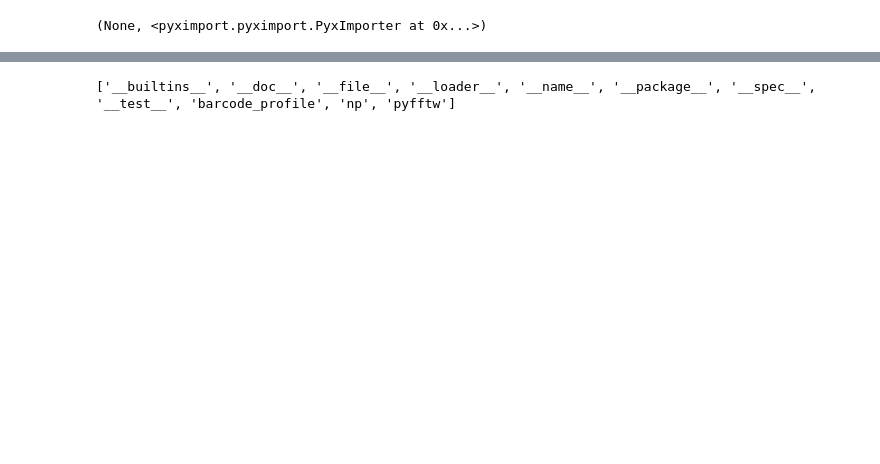
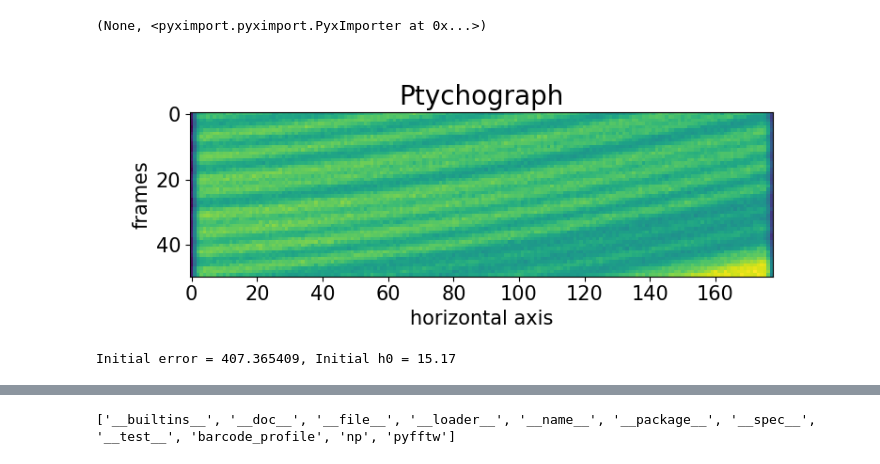
Before and after one commit to simply-nicky/pyrost, a Jupyter notebook: dev.ipynb, the cells around one changed output, grey strips where cells are left out. Saved outputs shown, nothing was run; the diff lists cells and outputs as text; code cells hidden in the pictures; blank space fills up the shorter version.

```diff
--- a/dev.ipynb
+++ b/dev.ipynb
@@ -25,3 +25,29 @@ import matplotlib.colors as mcolors
 pyximport.install(reload_support=True, build_in_temp=False, build_dir='.pyxbld')
 # %% [output]
 (None, <pyximport.pyximport.PyxImporter at 0x...>)
+# %%
+pdict = {'detx_size': 300, 'dety_size': 300, 'n_frames': 50, 'p0': 1e6,
+         'pix_size': 300, 'bar_size': 0.3, 'bar_rnd': 0.5}
+params = st_sim.STParams.import_default(**pdict)
+# %%
+sim_obj = st_sim.STSim(params)
+ptych = sim_obj.ptychograph()
+st_conv = st_sim.STConverter(sim_obj, ptych)
+data = st_conv.export_data('results/test.cxi')
+# %%
+%matplotlib widget
+fig, ax = plt.subplots(figsize=(8, 3))
+ax.imshow(data.data[:, 0])
+ax.set_title('Ptychograph', fontsize=20)
+ax.set_xlabel('horizontal axis', fontsize=15)
+ax.set_ylabel('frames', fontsize=15)
+ax.tick_params(labelsize=15)
+plt.show()
+# %% [output]
+[figure, added]
+# %%
+st_obj = data.get_st()
+# h0 = st_obj.find_hopt()
+st_res = st_obj.train_adapt(search_window=(0.0, 10.0, 0.1), h0=h0, blur=8.0)
+# %% [output]
+Initial error = 407.365409, Initial h0 = 15.17
```
Also changed, not shown: parts of 42 cells of this notebook, 4 other files.
